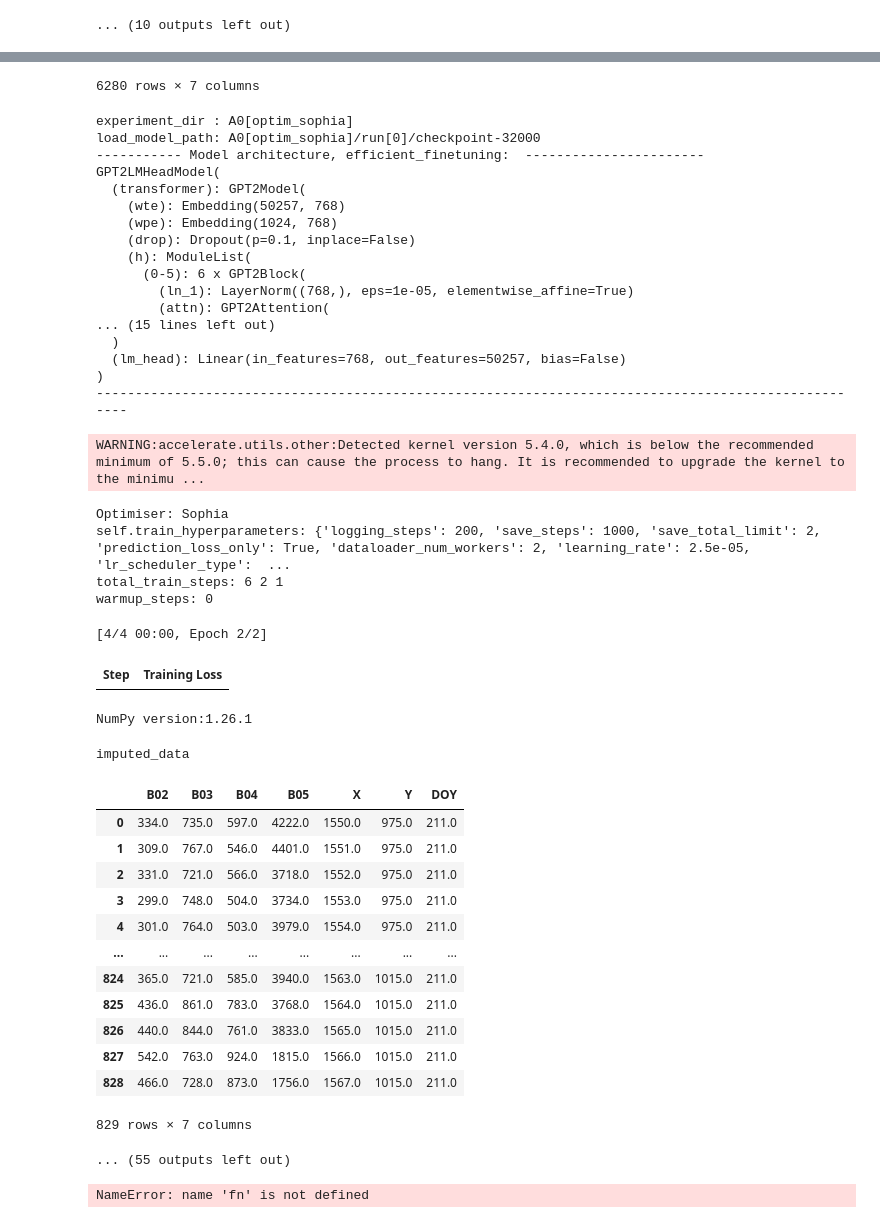
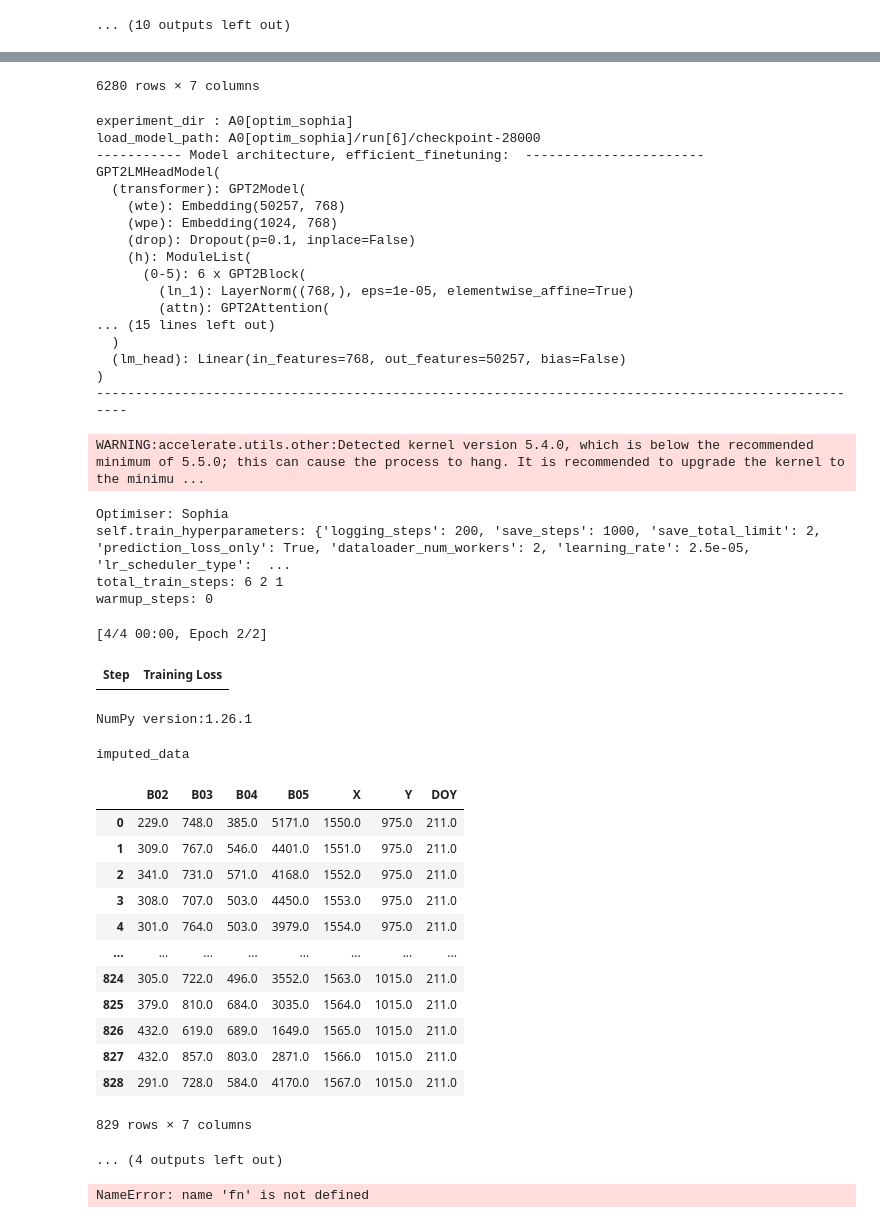
Before and after one commit to koyacolab/aispace, a Jupyter notebook: ainf.ipynb, the cells around one changed output, grey strips where cells are left out. Saved outputs shown, nothing was run; the diff lists cells and outputs as text; code cells hidden in the pictures.

Commit message:
trainable

```diff
--- a/ainf.ipynb
+++ b/ainf.ipynb
@@ -402,12 +402,14 @@ def GetModel(train_data, experiment_dir = 'A0[float]', load_model_path = 'run[3]
                   # bf16=True,            #### for Ampere
                   )
 
+    # model.load_from_dir(f'{load_model_path}')
     print(f'----------- Model architecture, efficient_finetuning: {efficient_finetuning} -----------------------')
     print(model.model)
     print(f'----------------------------------------------------------------------------------------------------')
     # fn
     optimizer_fit = 'sophia'
-    model.fit(data=data[0:2], optimizer=optimizer_fit, lr_fit=2e-5)    #, resume_from_checkpoint=True)
+
+    model.fit(data=data[0:2], optimizer=optimizer_fit, lr_fit=2e-15)    #, resume_from_checkpoint=True)
     # model.fit(data[0:1])
 
     return model
@@ -420,7 +422,7 @@ def GetModel(train_data, experiment_dir = 'A0[float]', load_model_path = 'run[3]
 chkpt_list = [30000, 30000, 30000, 30000, 12000, 9000, 11000]
 chkpt_list = [8000, 8000, 8000, 16000, ]
 chkpt_list = [8000, 8000, 8000, 16000, ]
-chkpt_list = [32000, 32000, 64000, 32000]
+chkpt_list = [32000, 32000, 64000, 32000, 28000, 28000, 28000]
 
 !pwd
 
@@ -434,6 +436,7 @@ load_model_path_list = []
 
 for i_run, chkpt in enumerate(chkpt_list):
     load_model_path_list.append(f'run[{i_run}]/checkpoint-{chkpt}')
+    # load_model_path_list.append(f'run[{i_run}]/model')
 
 print(load_model_path_list)
 # fn
@@ -454,18 +457,22 @@ print(load_model_path_list)
 
 # fn
 
-for i_run, load_model_path in enumerate(load_model_path_list):
+# for i_run, load_model_path in enumerate(load_model_path_list[-1]):
+i_run = 6
+load_model_path = load_model_path_list[-1]
 
-    # load_model_path_list=f'run[{i_run}]/checkpoint-16000'
+print('i_run:', i_run, load_model_path)
+# fn
+# load_model_path_list=f'run[{i_run}]/checkpoint-16000'
 
-    model = GetModel(train_data, experiment_dir = experiment_dir, load_model_path = load_model_path)
+model = GetModel(train_data, experiment_dir = experiment_dir, load_model_path = load_model_path)
 
-    recovered_data = hls_data._impute(model=model, k=10000, max_length=1000) #, device='cpu')
+recovered_data = hls_data._impute(model=model, k=10000, max_length=1000) #, device='cpu')
 
-    imputed_file = f'{experiment_dir}/recovered_output_run[{i_run}].csv'
-    hls_data._save_recovered(imputed_file=imputed_file)
+imputed_file = f'{experiment_dir}/recovered_output_run[{i_run}].csv'
+hls_data._save_recovered(imputed_file=imputed_file)
 
-    imputed_file = f'{experiment_dir}/imputed_output_run[{i_run}].csv'
-    hls_data._save_imputed(imputed_file=imputed_file)
+imputed_file = f'{experiment_dir}/imputed_output_run[{i_run}].csv'
+hls_data._save_imputed(imputed_file=imputed_file)
 # %% [output]
 /home
@@ -483,47 +491,47 @@ for i_run, load_model_path in enumerate(load_model_path_list):
 | 6277 | 345.0 | 597.0 | 566.0 | 2000.0 | 1597.0 | 1024.0 | 219.0 |
 | 6278 | 348.0 | 596.0 | 573.0 | 2025.0 | 1598.0 | 1024.0 | 219.0 |
 | 6279 | 348.0 | 612.0 | 582.0 | 2099.0 | 1599.0 | 1024.0 | 219.0 |
 6280 rows × 7 columns
 experiment_dir : A0[optim_sophia]
-load_model_path: A0[optim_sophia]/run[0]/checkpoint-32000
+load_model_path: A0[optim_sophia]/run[6]/checkpoint-28000
 ----------- Model architecture, efficient_finetuning:  -----------------------
 GPT2LMHeadModel(
   (transformer): GPT2Model(
     (wte): Embedding(50257, 768)
     (wpe): Embedding(1024, 768)
     (drop): Dropout(p=0.1, inplace=False)
     (h): ModuleList(
       (0-5): 6 x GPT2Block(
         (ln_1): LayerNorm((768,), eps=1e-05, elementwise_affine=True)
         (attn): GPT2Attention(
 ... (15 lines left out)
   )
   (lm_head): Linear(in_features=768, out_features=50257, bias=False)
 )
 ----------------------------------------------------------------------------------------------------
 WARNING:accelerate.utils.other:Detected kernel version 5.4.0, which is below the recommended minimum of 5.5.0; this can cause the process to hang. It is recommended to upgrade the kernel to the minimu ...
 Optimiser: Sophia
 self.train_hyperparameters: {'logging_steps': 200, 'save_steps': 1000, 'save_total_limit': 2, 'prediction_loss_only': True, 'dataloader_num_workers': 2, 'learning_rate': 2.5e-05, 'lr_scheduler_type':  ...
 total_train_steps: 6 2 1
 warmup_steps: 0
 [4/4 00:00, Epoch 2/2]
 | Step | Training Loss |
 NumPy version:1.26.1
 imputed_data
 |  | B02 | B03 | B04 | B05 | X | Y | DOY |
-| 0 | 334.0 | 735.0 | 597.0 | 4222.0 | 1550.0 | 975.0 | 211.0 |
+| 0 | 229.0 | 748.0 | 385.0 | 5171.0 | 1550.0 | 975.0 | 211.0 |
 | 1 | 309.0 | 767.0 | 546.0 | 4401.0 | 1551.0 | 975.0 | 211.0 |
-| 2 | 331.0 | 721.0 | 566.0 | 3718.0 | 1552.0 | 975.0 | 211.0 |
-| 3 | 299.0 | 748.0 | 504.0 | 3734.0 | 1553.0 | 975.0 | 211.0 |
+| 2 | 341.0 | 731.0 | 571.0 | 4168.0 | 1552.0 | 975.0 | 211.0 |
+| 3 | 308.0 | 707.0 | 503.0 | 4450.0 | 1553.0 | 975.0 | 211.0 |
 | 4 | 301.0 | 764.0 | 503.0 | 3979.0 | 1554.0 | 975.0 | 211.0 |
 | ... | ... | ... | ... | ... | ... | ... | ... |
-| 824 | 365.0 | 721.0 | 585.0 | 3940.0 | 1563.0 | 1015.0 | 211.0 |
-| 825 | 436.0 | 861.0 | 783.0 | 3768.0 | 1564.0 | 1015.0 | 211.0 |
-| 826 | 440.0 | 844.0 | 761.0 | 3833.0 | 1565.0 | 1015.0 | 211.0 |
-| 827 | 542.0 | 763.0 | 924.0 | 1815.0 | 1566.0 | 1015.0 | 211.0 |
-| 828 | 466.0 | 728.0 | 873.0 | 1756.0 | 1567.0 | 1015.0 | 211.0 |
+| 824 | 305.0 | 722.0 | 496.0 | 3552.0 | 1563.0 | 1015.0 | 211.0 |
+| 825 | 379.0 | 810.0 | 684.0 | 3035.0 | 1564.0 | 1015.0 | 211.0 |
+| 826 | 432.0 | 619.0 | 689.0 | 1649.0 | 1565.0 | 1015.0 | 211.0 |
+| 827 | 432.0 | 857.0 | 803.0 | 2871.0 | 1566.0 | 1015.0 | 211.0 |
+| 828 | 291.0 | 728.0 | 584.0 | 4170.0 | 1567.0 | 1015.0 | 211.0 |
 829 rows × 7 columns
-... (55 outputs left out)
+... (4 outputs left out)
 # %%
 fn
 # %% [output]
```
Also changed, not shown: parts of 2 cells of this notebook, 3 other files.
